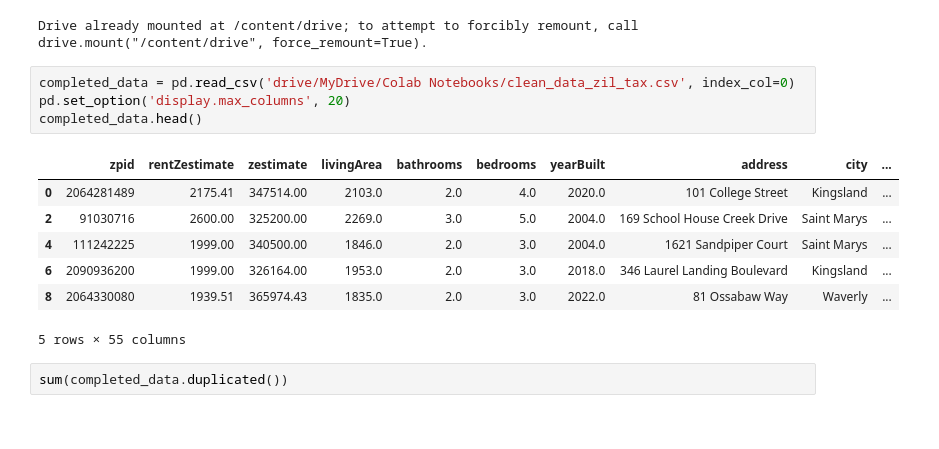
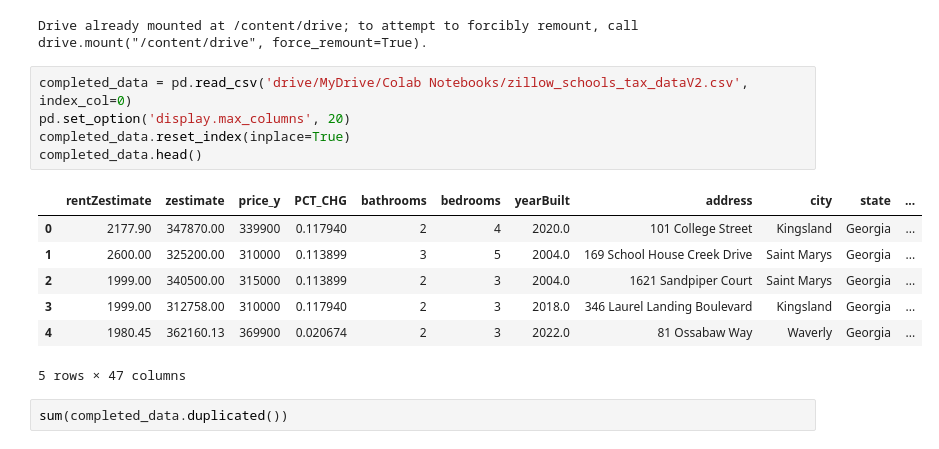
Before and after one commit to nsharma73/capstone_haystack, a Jupyter notebook: Capstone_Project_Clustering.ipynb, the cells around one changed output. Cells and saved outputs as stored; diff of their text form.

```diff
--- a/Capstone_Project_Clustering.ipynb
+++ b/Capstone_Project_Clustering.ipynb
@@ -37,17 +55,18 @@ drive.mount("/content/drive")
 # %% [output]
 Drive already mounted at /content/drive; to attempt to forcibly remount, call drive.mount("/content/drive", force_remount=True).
 # %%
-completed_data = pd.read_csv('drive/MyDrive/Colab Notebooks/clean_data_zil_tax.csv', index_col=0)
+completed_data = pd.read_csv('drive/MyDrive/Colab Notebooks/zillow_schools_tax_dataV2.csv', index_col=0)
 pd.set_option('display.max_columns', 20)
+completed_data.reset_index(inplace=True)
 completed_data.head()
 # %% [output]
-|  | zpid | rentZestimate | zestimate | livingArea | bathrooms | bedrooms | yearBuilt | address | city | ... |
-| 0 | 2064281489 | 2175.41 | 347514.00 | 2103.0 | 2.0 | 4.0 | 2020.0 | 101 College Street | Kingsland | ... |
-| 2 | 91030716 | 2600.00 | 325200.00 | 2269.0 | 3.0 | 5.0 | 2004.0 | 169 School House Creek Drive | Saint Marys | ... |
-| 4 | 111242225 | 1999.00 | 340500.00 | 1846.0 | 2.0 | 3.0 | 2004.0 | 1621 Sandpiper Court | Saint Marys | ... |
-| 6 | 2090936200 | 1999.00 | 326164.00 | 1953.0 | 2.0 | 3.0 | 2018.0 | 346 Laurel Landing Boulevard | Kingsland | ... |
-| 8 | 2064330080 | 1939.51 | 365974.43 | 1835.0 | 2.0 | 3.0 | 2022.0 | 81 Ossabaw Way | Waverly | ... |
+|  | rentZestimate | zestimate | price_y | PCT_CHG | bathrooms | bedrooms | yearBuilt | address | city | state | ... |
+| 0 | 2177.90 | 347870.00 | 339900 | 0.117940 | 2 | 4 | 2020.0 | 101 College Street | Kingsland | Georgia | ... |
+| 1 | 2600.00 | 325200.00 | 310000 | 0.113899 | 3 | 5 | 2004.0 | 169 School House Creek Drive | Saint Marys | Georgia | ... |
+| 2 | 1999.00 | 340500.00 | 315000 | 0.113899 | 2 | 3 | 2004.0 | 1621 Sandpiper Court | Saint Marys | Georgia | ... |
+| 3 | 1999.00 | 312758.00 | 310000 | 0.117940 | 2 | 3 | 2018.0 | 346 Laurel Landing Boulevard | Kingsland | Georgia | ... |
+| 4 | 1980.45 | 362160.13 | 369900 | 0.020674 | 2 | 3 | 2022.0 | 81 Ossabaw Way | Waverly | Georgia | ... |
-5 rows × 55 columns
+5 rows × 47 columns
 # %%
 sum(completed_data.duplicated())
 # %% [output]
```
Also changed, not shown: parts of 30 cells of this notebook.
